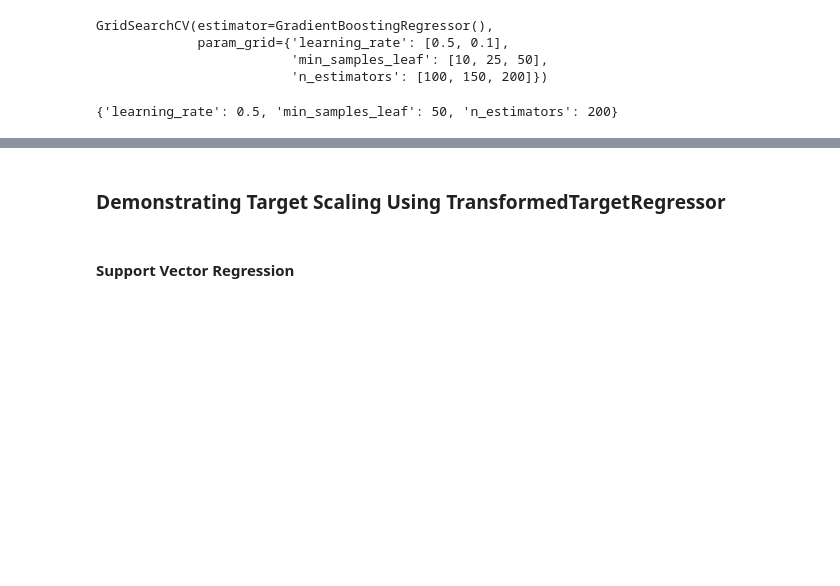
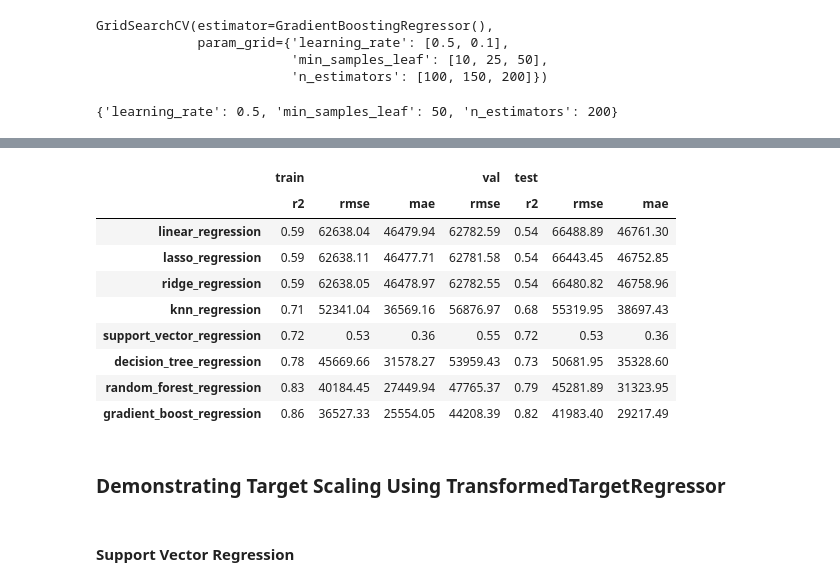
Before and after one commit to saranshkr/house-price-prediction, a Jupyter notebook: house-price-prediction.ipynb, the cells around one changed output, grey strips where cells are left out. Saved outputs shown, nothing was run; the diff lists cells and outputs as text; code cells hidden in the pictures; blank space fills up the shorter version.

```diff
--- a/house-price-prediction.ipynb
+++ b/house-price-prediction.ipynb
@@ -474,5 +456,7 @@ mean absolute error: 38697.43343422115
 # %% [markdown]
 #### Support Vector Regression
+# %%
+model_names.append('support_vector_regression')
 # %%
 from sklearn.svm import SVR
 # %%
@@ -517,6 +495,8 @@ mean absolute error: 0.3597414382863246
 # model.best_params_
 # %% [markdown]
 #### Decision Tree Regression
+# %%
+model_names.append('decision_tree_regression')
 # %%
 from sklearn.tree import DecisionTreeRegressor
 # %%
@@ -541,5 +515,7 @@ mean absolute error: 35328.60174663322
 # %% [markdown]
 #### Random Forest Regression
+# %%
+model_names.append('random_forest_regression')
 # %%
 from sklearn.ensemble import RandomForestRegressor
 # %%
@@ -602,4 +547,6 @@ mean absolute error: 30172.411596155584
 # %% [markdown]
 #### Gradient Boosting Regression
+# %%
+model_names.append('gradient_boost_regression')
 # %%
 from sklearn.ensemble import GradientBoostingRegressor
@@ -657,3 +579,16 @@ mean absolute error: 29217.486123651986
+# %%
+pd.DataFrame(data=results, index=model_names, columns=pd.MultiIndex.from_tuples(result_headers))
+# %% [output]
+|  | train |  |  | val | test |  |  |
+|  | r2 | rmse | mae | rmse | r2 | rmse | mae |
+| linear_regression | 0.59 | 62638.04 | 46479.94 | 62782.59 | 0.54 | 66488.89 | 46761.30 |
+| lasso_regression | 0.59 | 62638.11 | 46477.71 | 62781.58 | 0.54 | 66443.45 | 46752.85 |
+| ridge_regression | 0.59 | 62638.05 | 46478.97 | 62782.55 | 0.54 | 66480.82 | 46758.96 |
+| knn_regression | 0.71 | 52341.04 | 36569.16 | 56876.97 | 0.68 | 55319.95 | 38697.43 |
+| support_vector_regression | 0.72 | 0.53 | 0.36 | 0.55 | 0.72 | 0.53 | 0.36 |
+| decision_tree_regression | 0.78 | 45669.66 | 31578.27 | 53959.43 | 0.73 | 50681.95 | 35328.60 |
+| random_forest_regression | 0.83 | 40184.45 | 27449.94 | 47765.37 | 0.79 | 45281.89 | 31323.95 |
+| gradient_boost_regression | 0.86 | 36527.33 | 25554.05 | 44208.39 | 0.82 | 41983.40 | 29217.49 |
 # %% [markdown]
 ### Demonstrating Target Scaling Using TransformedTargetRegressor
 # %%
```
Also changed, not shown: parts of 48 cells of this notebook, 1 other file.
